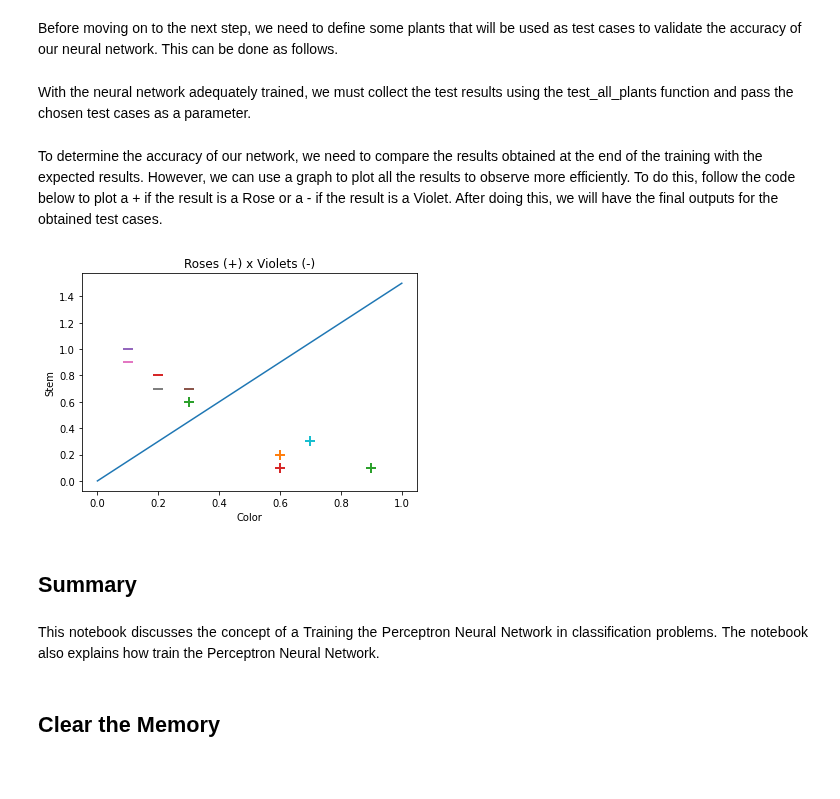
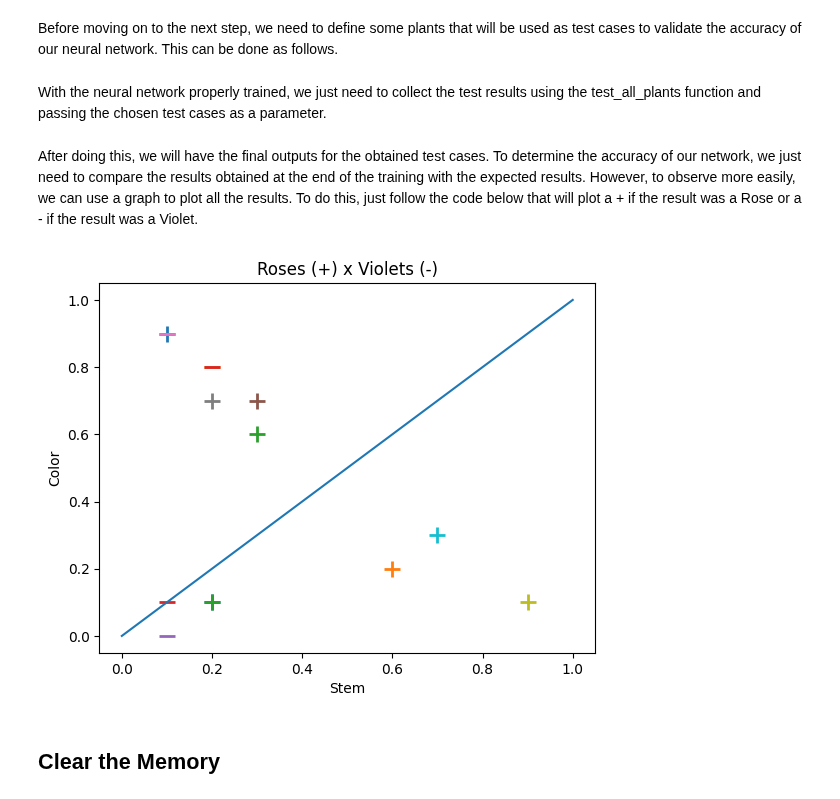
Before and after one commit to muriloboratto/AI-university-assignments, a Jupyter notebook: 03-percepetron-training.ipynb, the cells around one changed output. Drawn from its saved outputs; the diff is of its cells as text; code cells hidden in the pictures; blank space fills up the shorter version.

Commit message:
training

```diff
--- a/03-percepetron-training.ipynb
+++ b/03-percepetron-training.ipynb
@@ -103,10 +117,5 @@ After creating the class to represent a perceptron, we must develop a function t
 def test_plant(high, color):
     plant = np.array([high, color]) # Create an instance of the plant
     result = perceptron.predict(plant)
-
-    # Check if the plant is a rose (result > 0) or a violet (result <= 0)
-    if result > 0:
-        return 1 # rose
-    else:
-        return 0 # violet
+    return result
 # %% [markdown]
@@ -116,9 +123,10 @@ To facilitate the task of testing all plants, we can create a function that has
 # %%
 # Test all plants
-def test_all_plants(x):
+def test_all_plants(X):
     result_array = []
     for i in range(len(X)):
-        result_array.append(test_plant(x[i][0], x[i][1]))
+        x = X[i]
+        result_array.append(test_plant(x[0], x[1]))
 
     return result_array
 # %% [markdown]
@@ -178,30 +168,42 @@ XTest = np.array([
+# %%
+# Tests the model and returns the results
+XTest = np.array([
+    [21, 9],
+    [12, 8],
+    [13, 6],
+    [12, 8],
+    [11, 10],
+    [13, 7],
+    [11, 9],
+    [12, 7],
+    [19, 1],
+    [17, 3],
+    [12, 1],
+    [16, 2],
+    [22, 1],
+    [1, 1]
+])
 # %% [markdown]
-With the neural network adequately trained, we must collect the test results using the test_all_plants function and pass the chosen test cases as a parameter.
+With the neural network properly trained, we just need to collect the test results using the test_all_plants function and passing the chosen test cases as a parameter.
 # %%
 # Gets the results obtained by passing all tests
 yResult = test_all_plants(XTest)
 # %% [markdown]
-To determine the accuracy of our network, we need to compare the results obtained at the end of the training with the expected results. However, we can use a graph to plot all the results to observe more efficiently. To do this, follow the code below to plot a + if the result is a Rose or a - if the result is a Violet. After doing this, we will have the final outputs for the obtained test cases.
+After doing this, we will have the final outputs for the obtained test cases. To determine the accuracy of our network, we just need to compare the results obtained at the end of the training with the expected results. However, to observe more easily, we can use a graph to plot all the results. To do this, just follow the code below that will plot a + if the result was a Rose or a - if the result was a Violet.
 # %%
 for result, input in zip(yResult, XTest):
-    if result == 1:
-        plt.scatter(input[0], input[1], s=120, marker='+', linewidths=2)
-    else:
-        plt.scatter(input[0], input[1], s=120, marker='_', linewidths=2)
+    if result == 1: # rose
+        plt.scatter((input[0]%10)/10, (input[1]%10)/10, s=120, marker='+', linewidths=2)
+    else: # violet
+        plt.scatter((input[0]%10)/10, (input[1]%10)/10, s=120, marker='_', linewidths=2)
 
-plt.xlabel('Color')
-plt.ylabel('Stem')
+plt.xlabel('Stem')
+plt.ylabel('Color')
 plt.title('Roses (+) x Violets (-)')
-plt.plot([0,1],[0,1.5])
+plt.plot([0,1],[0,1])
 plt.show()
 # %% [output]
-[figure, old version]
+[figure, new version]
-# %% [markdown]
-## Summary
-# %% [markdown]
-<p style='text-align: justify;'>
-This notebook discusses the concept of a  Training the Perceptron Neural Network in classification problems. The notebook also explains how train the Perceptron Neural Network.
-</p>
 # %% [markdown]
 ## Clear the Memory
 # %% [markdown]
```
Also changed, not shown: parts of 26 cells of this notebook.
